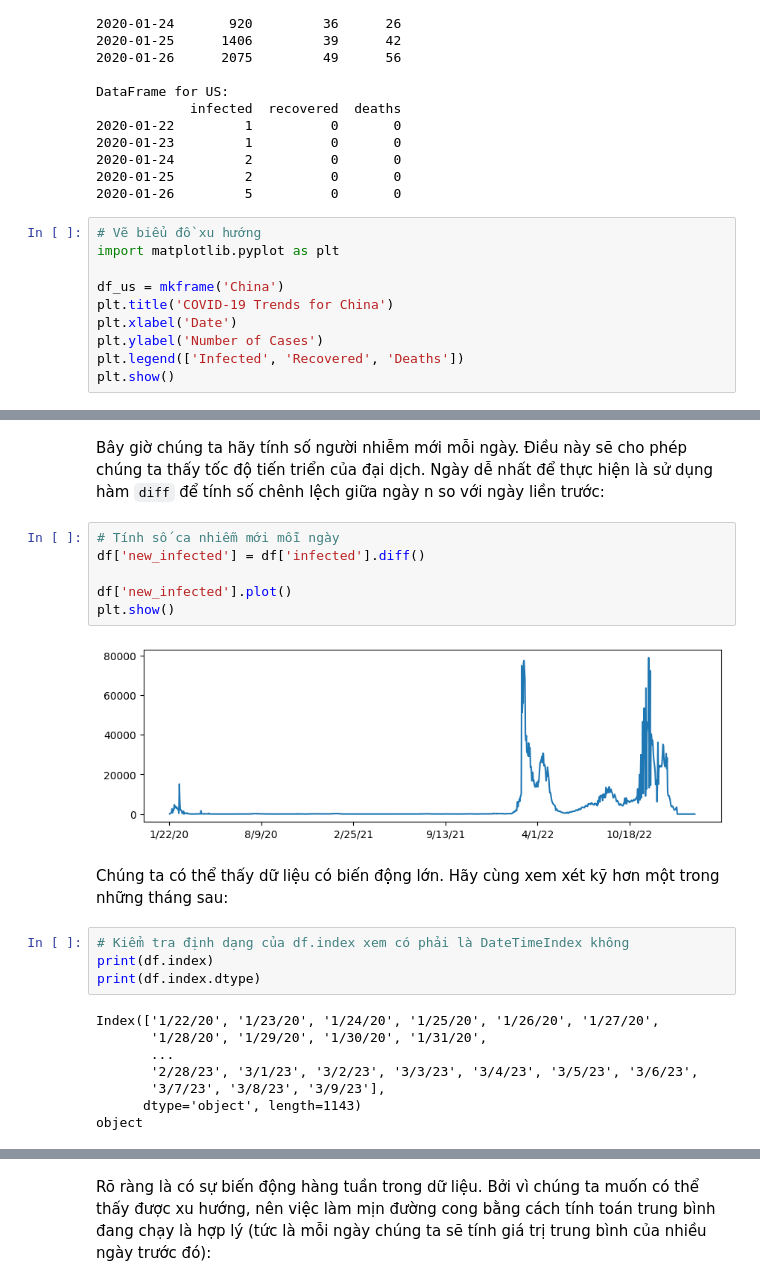
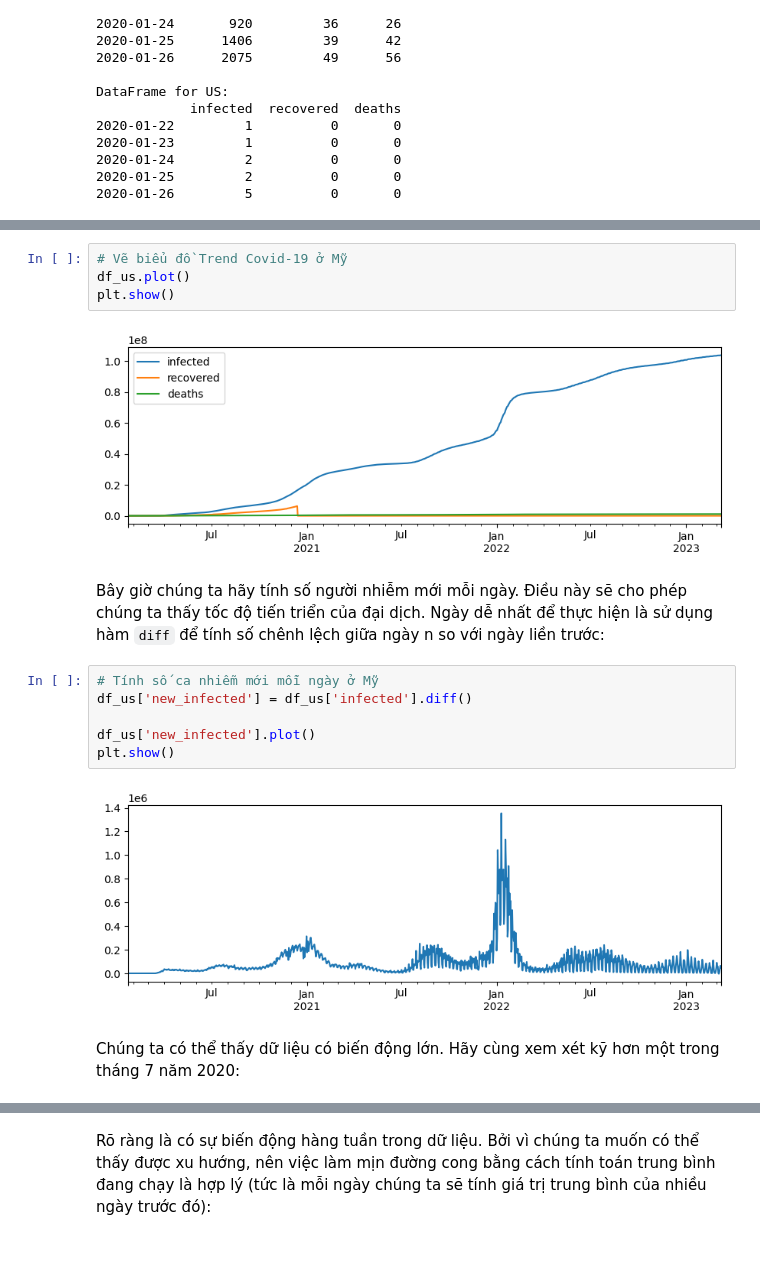
Before and after one commit to hoanglong8/Microsoft-DS-for-beginners, a Jupyter notebook: 2-Working-With-Data/07-python/translations/02.07.notebook-covidspread.ipynb, the cells around one changed output, grey strips where cells are left out. Drawn from its saved outputs; the diff is of its cells as text; blank space fills up the shorter version.

```diff
--- a/2-Working-With-Data/07-python/translations/02.07.notebook-covidspread.ipynb
+++ b/2-Working-With-Data/07-python/translations/02.07.notebook-covidspread.ipynb
@@ -233,13 +284,3 @@ DataFrame for US:
 2020-01-24         2          0       0
 2020-01-25         2          0       0
 2020-01-26         5          0       0
-# %%
-# Vẽ biểu đồ xu hướng
-import matplotlib.pyplot as plt
-
-df_us = mkframe('China')
-plt.title('COVID-19 Trends for China')
-plt.xlabel('Date')
-plt.ylabel('Number of Cases')
-plt.legend(['Infected', 'Recovered', 'Deaths'])
-plt.show()
@@ -253,24 +327,18 @@ plt.show()
+# %%
+# Vẽ biểu đồ Trend Covid-19 ở Mỹ
+df_us.plot()
+plt.show()
+# %% [output]
+[figure, added]
 # %% [markdown]
 Bây giờ chúng ta hãy tính số người nhiễm mới mỗi ngày. Điều này sẽ cho phép chúng ta thấy tốc độ tiến triển của đại dịch. Ngày dễ nhất để thực hiện là sử dụng hàm `diff` để tính số chênh lệch giữa ngày n so với ngày liền trước:
 # %%
-# Tính số ca nhiễm mới mỗi ngày
-df['new_infected'] = df['infected'].diff()
+# Tính số ca nhiễm mới mỗi ngày ở Mỹ
+df_us['new_infected'] = df_us['infected'].diff()
 
-df['new_infected'].plot()
+df_us['new_infected'].plot()
 plt.show()
 # %% [output]
-[figure, old version]
+[figure, new version]
 # %% [markdown]
-Chúng ta có thể thấy dữ liệu có biến động lớn. Hãy cùng xem xét kỹ hơn một trong những tháng sau:
+Chúng ta có thể thấy dữ liệu có biến động lớn. Hãy cùng xem xét kỹ hơn một trong tháng 7 năm 2020:
-# %%
-# Kiểm tra định dạng của df.index xem có phải là DateTimeIndex không
-print(df.index)
-print(df.index.dtype)
-# %% [output]
-Index(['1/22/20', '1/23/20', '1/24/20', '1/25/20', '1/26/20', '1/27/20',
-       '1/28/20', '1/29/20', '1/30/20', '1/31/20',
-       ...
-       '2/28/23', '3/1/23', '3/2/23', '3/3/23', '3/4/23', '3/5/23', '3/6/23',
-       '3/7/23', '3/8/23', '3/9/23'],
-      dtype='object', length=1143)
-object
```
Also changed, not shown: parts of 34 cells of this notebook.
